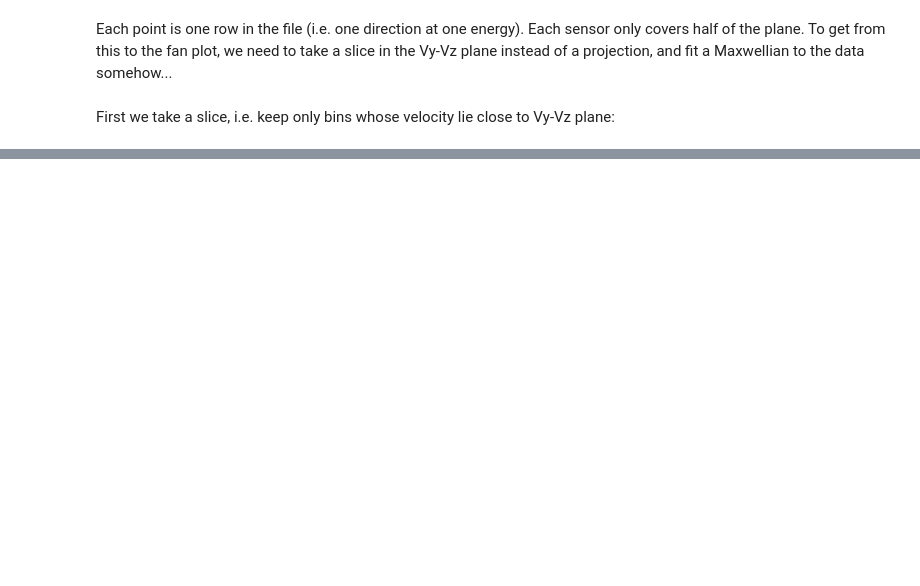
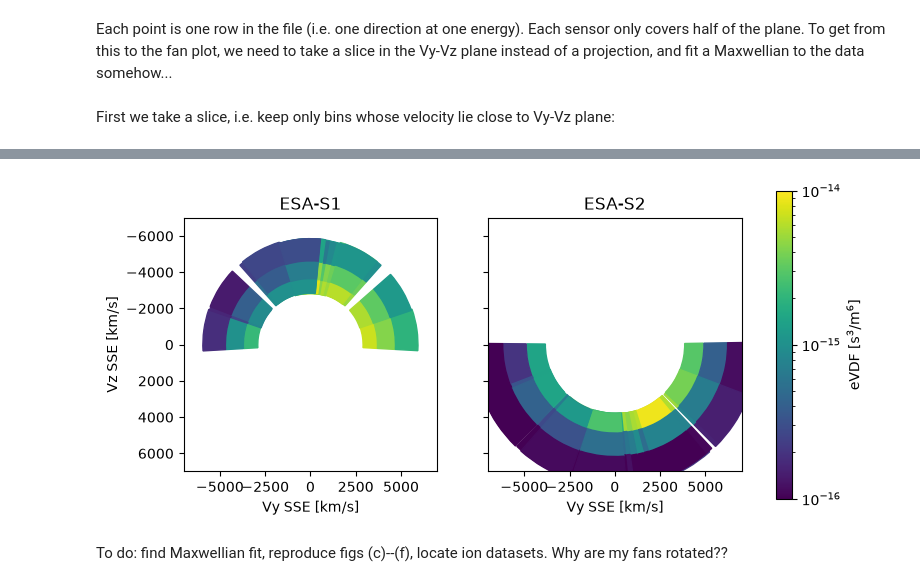
Before and after one commit to yulunwu000/artemis-lunar-plasma, a Jupyter notebook: notebooks/03_kaguya_test.ipynb, the cells around one changed output, grey strips where cells are left out. Drawn from its saved outputs; the diff is of its cells as text; code cells hidden in the pictures; blank space fills up the shorter version.

```diff
--- a/notebooks/03_kaguya_test.ipynb
+++ b/notebooks/03_kaguya_test.ipynb
@@ -333,0 +340,35 @@ To draw the fan, need to add energy edges and angular range to bin to find secto
+# %%
+from matplotlib.patches import Wedge
+from matplotlib.cm import ScalarMappable
+
+norm = LogNorm(1e-16, 1e-14)
+cmap = plt.get_cmap('viridis')
+r_step   = 1.6 # energy ratio between steps
+half_ang = 11.25 # half of a 22.5 degree sector
+
+def draw_fan(ax, d, max_tilt=20):
+    v = d[:, :3]
+    vmag = np.linalg.norm(v, axis=1)
+    near = np.abs(v[:, 0]) / vmag < np.sin(np.radians(max_tilt)) # the slice in Vy-Vz plane
+
+    for vy, vz, vm, f in zip(v[near, 1], v[near, 2], vmag[near], d[near, 3]):
+        r_in  = vm / r_step**0.25 # inner edge of energy bin (km/s)
+        r_out = vm * r_step**0.25 # outer edge
+        ang = np.degrees(np.arctan2(vz, vy)) # direction of the bin in the Vy–Vz plane
+        ax.add_patch(Wedge((0, 0), r_out, ang - half_ang, ang + half_ang,
+                           width=r_out - r_in, color=cmap(norm(f))))
+
+t_str = '20090424225535'
+fig, axes = plt.subplots(1, 2, figsize=(9, 4), sharex=True, sharey=True)
+for ax, sensor, name in zip(axes, ['esa1', 'esa2'], ['ESA-S1', 'ESA-S2']):
+    d = np.loadtxt(f'kaguya_data/{sensor}_df_{t_str}.txt')
+    draw_fan(ax, d)
+    ax.set_title(name); ax.set_xlabel('Vy SSE [km/s]'); ax.set_aspect('equal')
+axes[0].set_ylabel('Vz SSE [km/s]')
+axes[0].set_xlim(-7000, 7000); axes[0].set_ylim(7000, -7000)
+fig.colorbar(ScalarMappable(norm=norm, cmap=cmap), ax=axes, label='eVDF [s$^3$/m$^6$]')
+plt.show()
+# %% [output]
+[figure, added]
+# %% [markdown]
+To do: find Maxwellian fit, reproduce figs (c)--(f), locate ion datasets. Why are my fans rotated??
```
Also changed, not shown: parts of 6 cells of this notebook.
